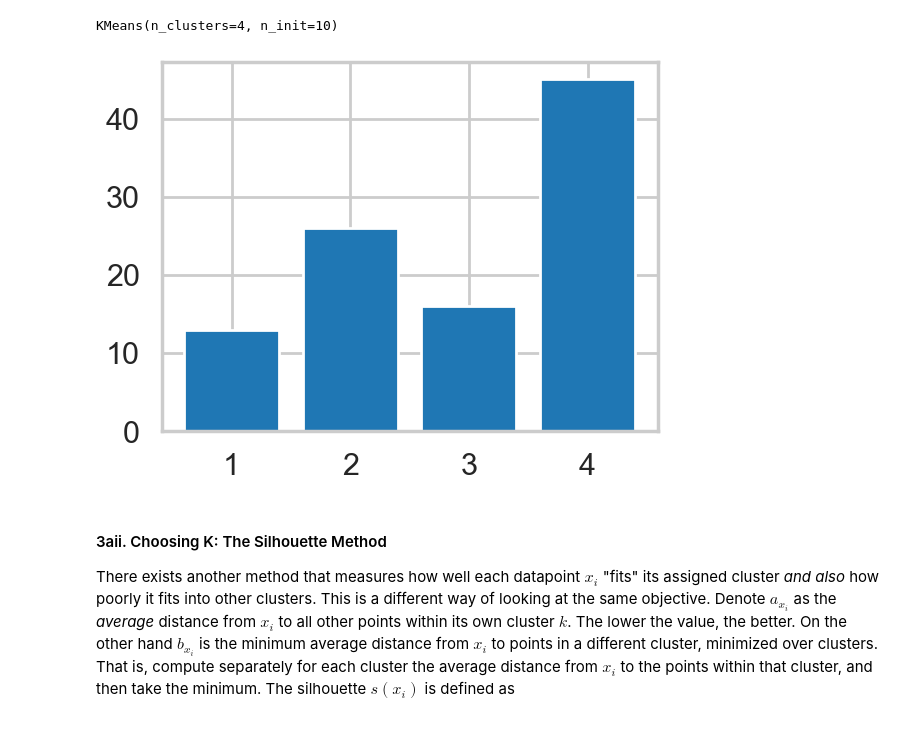
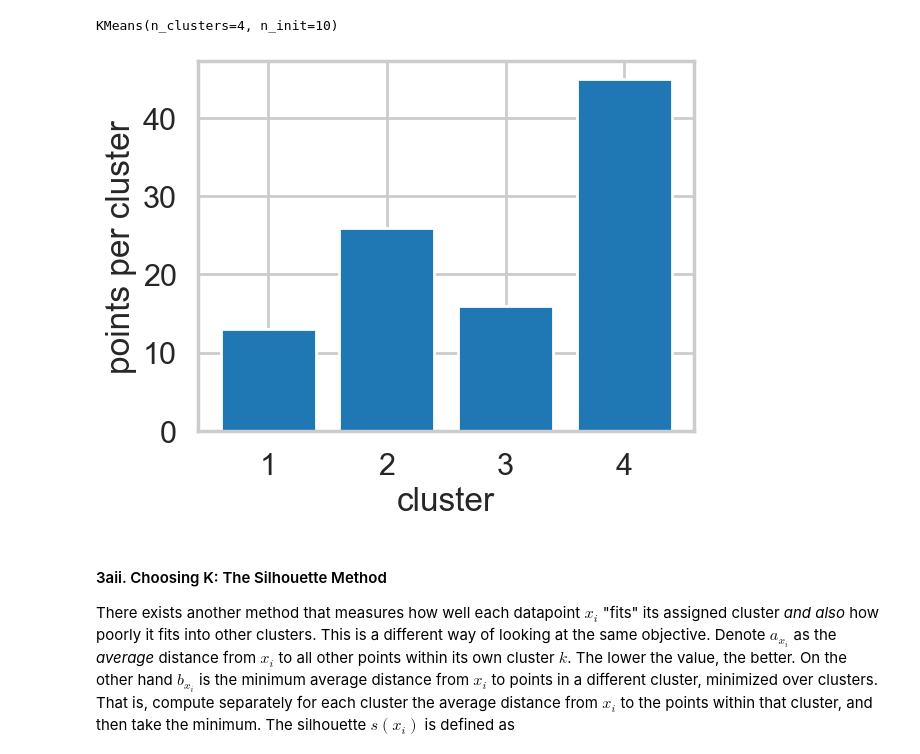
Before and after one commit to amoutafian/K_means_case_study, a Jupyter notebook: Clustering Case Study - Customer Segmentation with K-Means - Tier 3.ipynb, the cells around one changed output. Cells and saved outputs as stored; diff of their text form; code cells hidden in the pictures.

```diff
--- a/Clustering Case Study - Customer Segmentation with K-Means - Tier 3.ipynb
+++ b/Clustering Case Study - Customer Segmentation with K-Means - Tier 3.ipynb
@@ -241,9 +241,11 @@ KMeans(n_clusters=4, n_init=10)
 # %%
 labels = kmeans.labels_
 counts = np.bincount(labels)
-plt.bar(range(1,5),counts);
+plt.bar(range(1,5),counts)
+plt.xlabel('cluster')
+plt.ylabel("points per cluster");
 # %% [output]
-[figure, old version]
+[figure, new version]
 # %% [markdown]
 #### 3aii. Choosing K: The Silhouette Method
 
```
